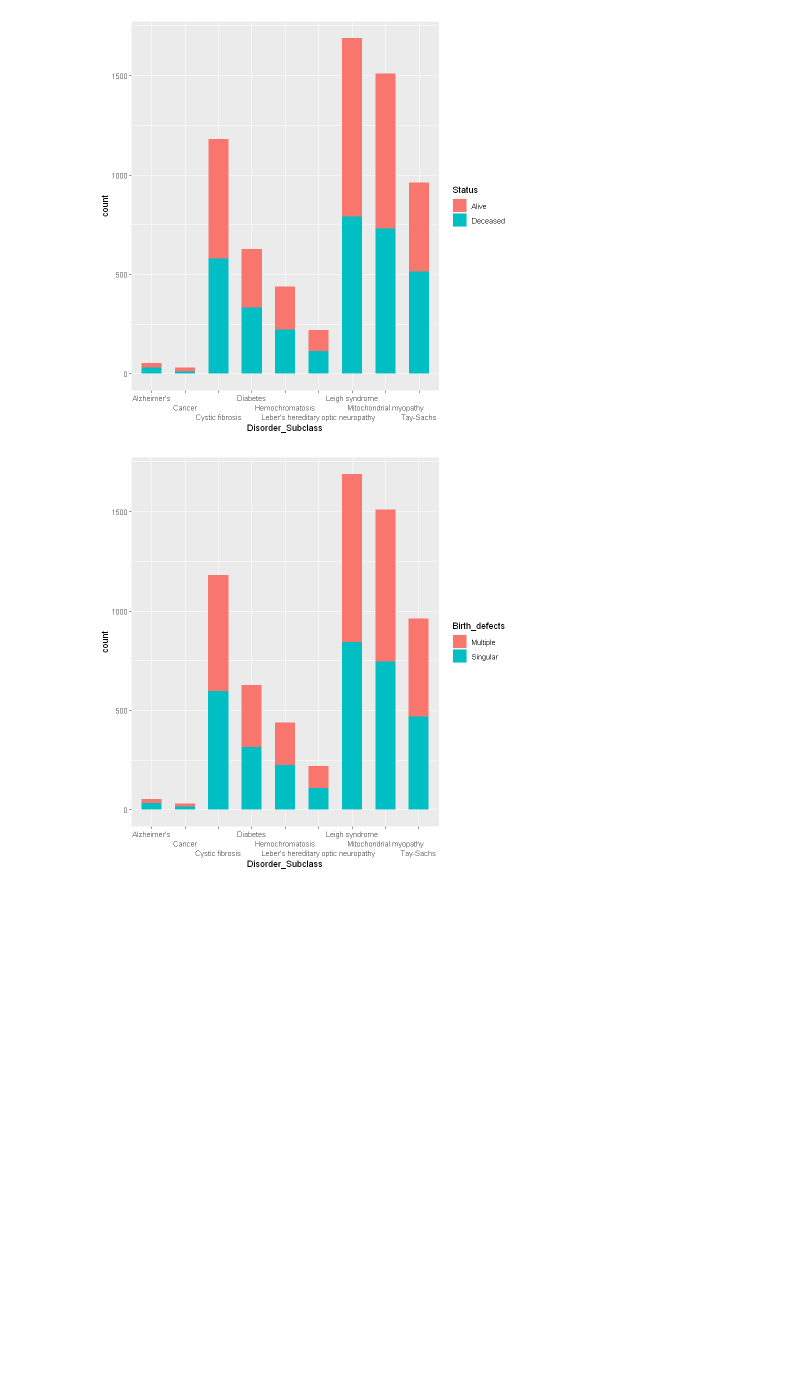
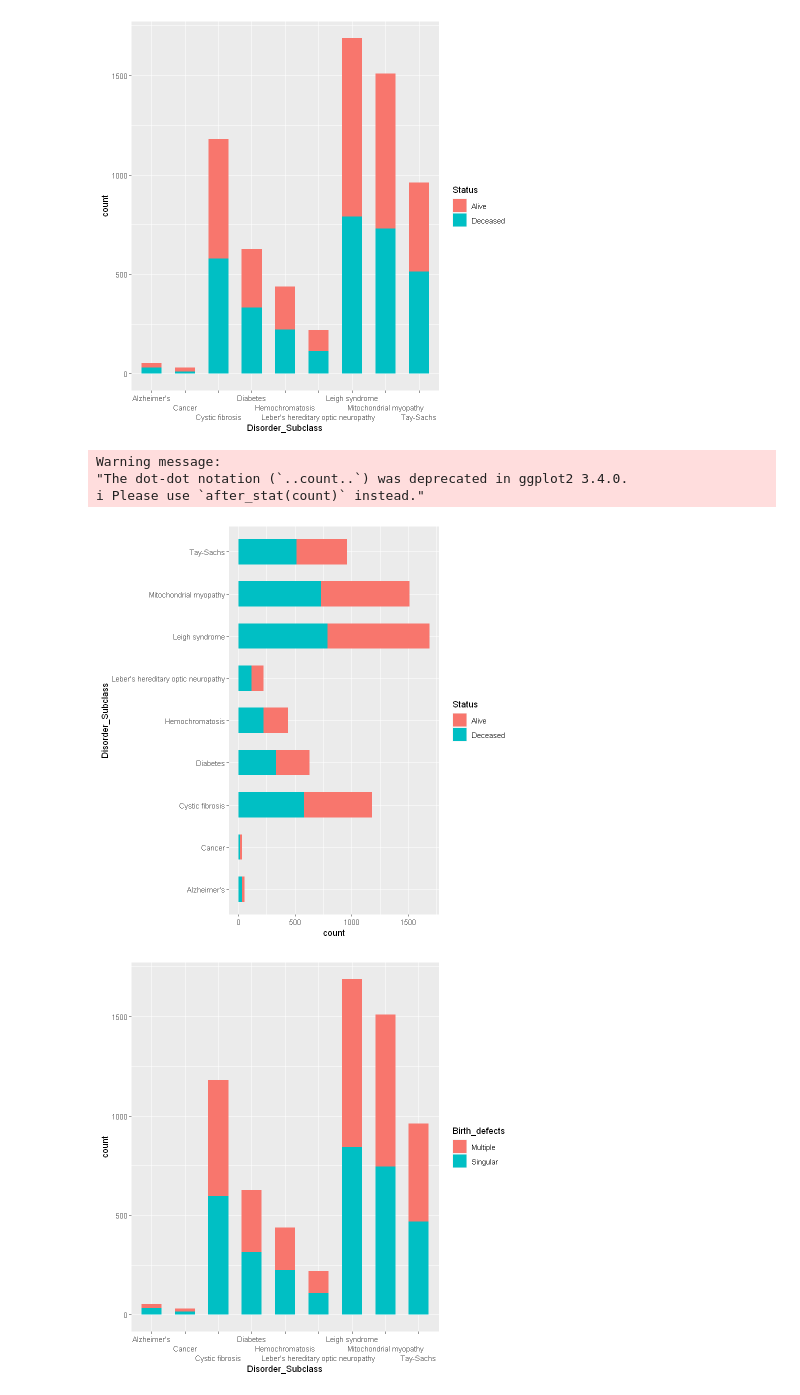
Before and after one commit to Aayush-Shrestha/EDA, a Jupyter notebook: EDA/EDA.ipynb, the cells around one changed output. Cells and saved outputs as stored; diff of their text form; code cells hidden in the pictures; blank space fills up the shorter version.

```diff
--- a/EDA/EDA.ipynb
+++ b/EDA/EDA.ipynb
@@ -174,6 +217,15 @@ ggplot(data = df, aes(Disorder_Subclass,fill =Status )) +
 geom_bar(width = 0.6)+  scale_x_discrete(guide = guide_axis(n.dodge = 3))
 # %% [output]
 [figure]
+# %%
+ggplot(df, aes(Disorder_Subclass, fill = Status)) +
+  geom_bar(aes(y = ..count..), stat = "count", width = 0.6) +
+  coord_flip()
+# %% [output]
+Warning message:
+"The dot-dot notation (`..count..`) was deprecated in ggplot2 3.4.0.
+i Please use `after_stat(count)` instead."
+[figure, added]
 # %%
 ggplot(data = df, aes(Disorder_Subclass,fill =Birth_defects )) +
 geom_bar(width = 0.6)+  scale_x_discrete(guide = guide_axis(n.dodge = 3))
```
Also changed, not shown: parts of 17 cells of this notebook, 53 other files.
